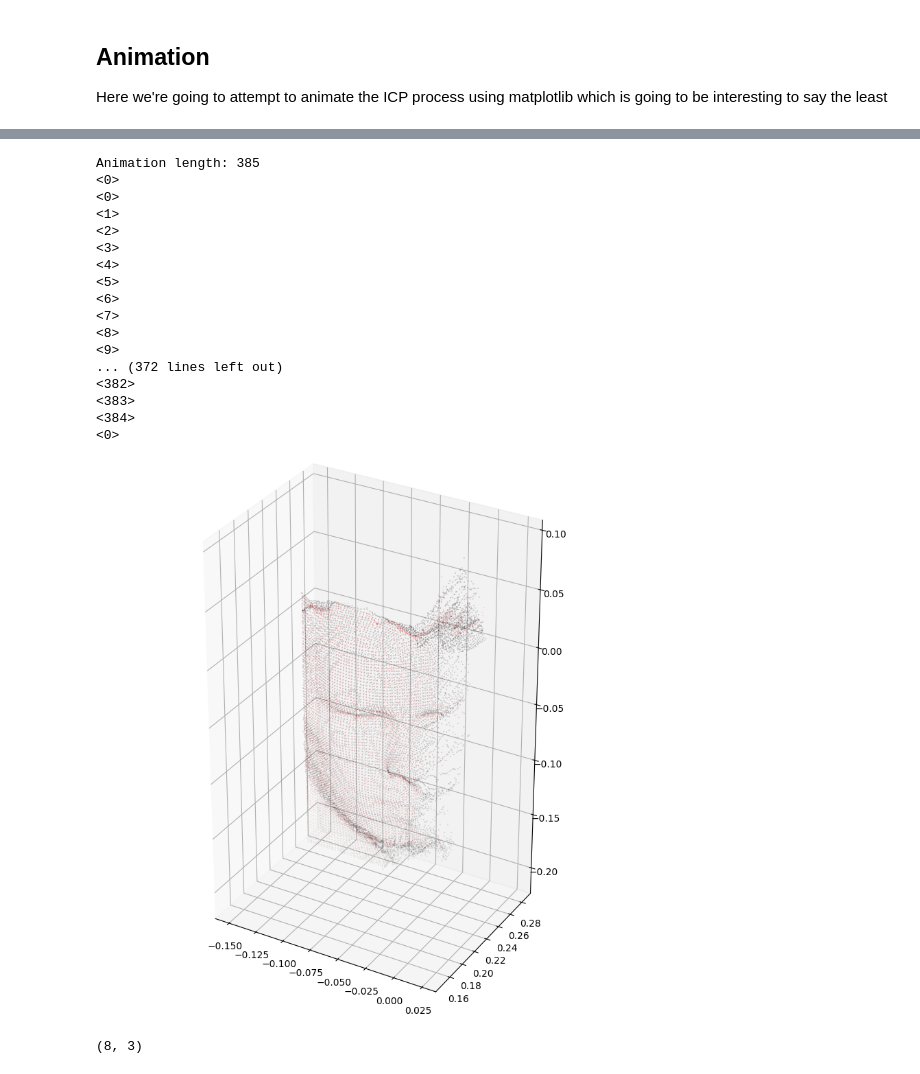
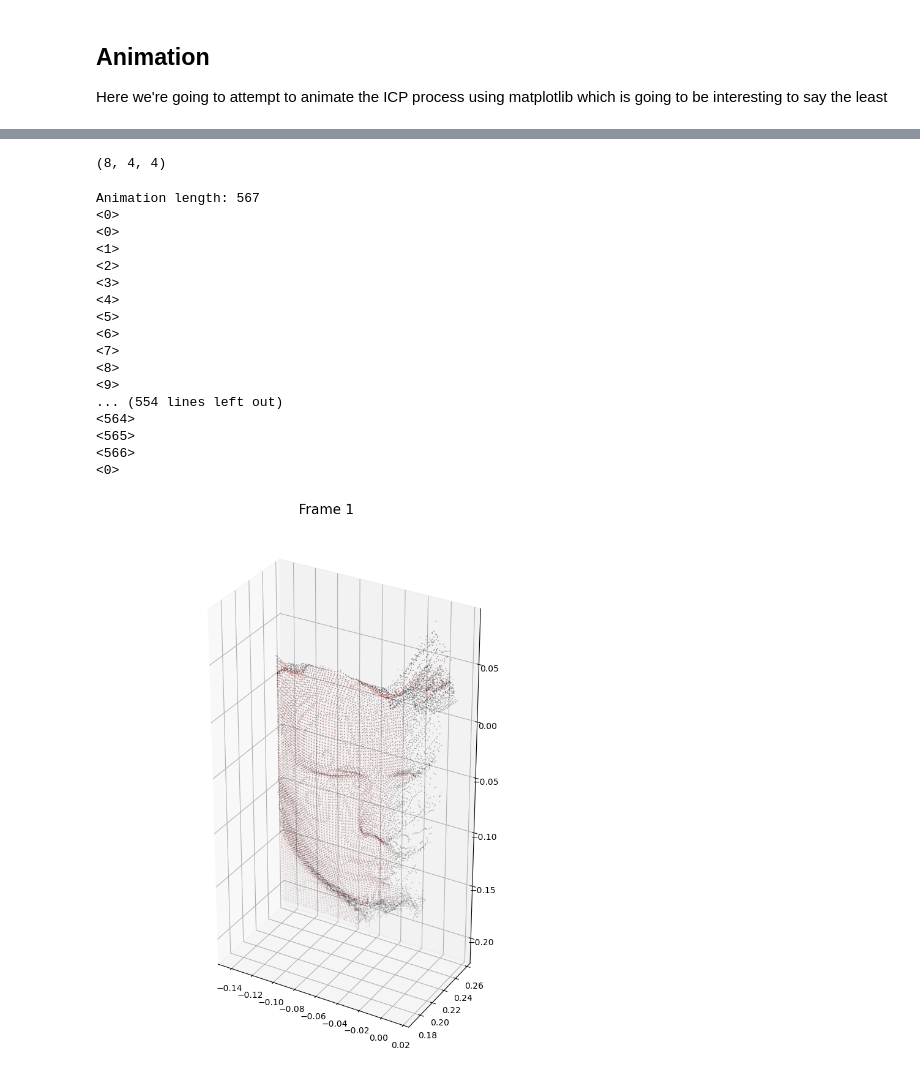
Before and after one commit to chris-polymetrix/ReconstructionAnalysis, a Jupyter notebook: icp_vis.ipynb, the cells around one changed output, grey strips where cells are left out. Cells and saved outputs as stored; diff of their text form; code cells hidden in the pictures.

```diff
--- a/icp_vis.ipynb
+++ b/icp_vis.ipynb
@@ -17,8 +24,15 @@ Grab the transform and point cloud data from the data folder in order to animate
 # %%
-# rust_path = Path("/Users/chrisvail/Desktop/icp/examples/output/transforms")
-rust_path = Path("/Users/chrisvail/Documents/CruxTest/matcher/examples/output/transforms")
-transform_root = Path("./data/transforms/")
-
-for f in sorted(rust_path.glob("*.json"), key=lambda x: int(x.stem[6:])):
+for f in sorted(rust_path_transform.glob("*.json"), key=lambda x: int(x.stem[6:])):
     shutil.copyfile(f, transform_root / f.name)
+params = []
+# %%
+if load_point_clouds:
+    for i,f in enumerate(sorted(rust_path_pc.glob("*.json"), key=lambda x: int(x.stem[6:]))):
+        with open(f, "r") as pc_file:
+            data = json.load(pc_file)
+
+            pos, normal = list(zip(*[(x["position"], x["normal"]) for x in data["pc"]]))
+            pos, normal = np.array(pos), np.array(normal)
+
+            np.save(pc_root / f"frame_{i:03d}", pos)
 # %%
@@ -167,11 +178,11 @@ animator = Animator(pcs[start], pcs[start + 1], transforms[start], fig, ax, plot
+# %%
+np.repeat(np.eye(4)[None], 8, axis=0).shape
+# %% [output]
+(8, 4, 4)
 # %%
 from copy import deepcopy
 fig = plt.figure(figsize=(15,10))
 ax = fig.add_subplot(1,1,1, projection="3d")
-
-
-def init():
-    return ()
 
 class FullAnimator:
     def __init__(self, pcs, transforms, fig, ax, plot_transform):
@@ -187,7 +198,7 @@ class FullAnimator:
         self.maxs = np.max(self.targets[-1], 0)
         self.ptp = (np.ptp(self.targets[-1][:,0]), np.ptp(self.targets[-1][:,1]), np.ptp(self.targets[-1][:,2]))
 
-    def __call__(self, i) -> tuple[Any]:
+    def __call__(self, i):
 
         start, transform_num = i // self.transform_len, i % self.transform_len
         transform = self.transforms[start][transform_num]
@@ -196,15 +207,16 @@ class FullAnimator:
 
         print(f"<{i}>")
 
-        ax.clear()
+        self.ax.clear()
         source = FullAnimator.down_sample(self.plot_transform@transform@source[...,None], 1E-3)
-        ax.scatter(source[:, 0], source[:, 1], source[:, 2], s=0.01, c="k")
+        self.ax.scatter(source[:, 0], source[:, 1], source[:, 2], s=0.03, c="k")
 
-        ax.scatter(target[:, 0], target[:, 1], target[:, 2], s=0.005, c="r")
-        ax.set_box_aspect(self.ptp)
-        ax.set_xlim(self.mins[0], self.maxs[0])
-        ax.set_ylim(self.mins[1], self.maxs[1])
-        ax.set_zlim(self.mins[2], self.maxs[2])
+        self.ax.scatter(target[:, 0], target[:, 1], target[:, 2], s=0.01, c="r")
+        self.ax.set_box_aspect(self.ptp)
+        self.ax.set_xlim(self.mins[0], self.maxs[0])
+        self.ax.set_ylim(self.mins[1], self.maxs[1])
+        self.ax.set_zlim(self.mins[2], self.maxs[2])
+        self.fig.suptitle(f"Frame {start + 1}", fontsize=16)
 
     def get_targets(self, samples_per_frame=2**14):
         targets = []
@@ -218,53 +230,44 @@ class FullAnimator:
                 target = np.concatenate((target, points), 0)
                 targets.append(target[:,:])
 
-
-
         return [FullAnimator.down_sample(t) for t in targets]
 
     def down_sample(t, voxel_size=2.5E-3):
         cloud = o3d.geometry.PointCloud()
         cloud.points = o3d.utility.Vector3dVector(t[:,:3])
         cloud = cloud.voxel_down_sample(2.5E-3)
         return np.asarray(cloud.points)
 
     def __len__(self):
         return (len(self.pcs) - 1)*self.transform_len
 
+transforms_eye = [np.repeat(np.eye(4)[None], 1, axis=0) for _ in transforms]
 
-# print(transforms[0].shape, transforms[4].shape, plot_transform.shape)
 # animator = FullAnimator(pcs, transforms[:], fig, ax, plot_transform)
 # animator = FullAnimator(pcs, [x[40:] for x in transforms], fig, ax, plot_transform)
-animator = FullAnimator(pcs, [x[::4] for x in transforms], fig, ax, plot_transform)
+# animator = FullAnimator(pcs, transforms_eye, fig, ax, plot_transform)
+animator = FullAnimator(pcs, [x[::2] for x in transforms], fig, ax, plot_transform)
 print(f"Animation length: {len(animator)}")
 
 anim = animation.FuncAnimation(animator.fig, animator, len(animator))
 
 anim.save(Path(f"./videos/icp_test_{time.strftime('%Y_%m_%d-%H_%M_%S')}.mp4"), fps=20)
 # %% [output]
-Animation length: 385
+Animation length: 567
 <0>
 <0>
 <1>
 <2>
 <3>
 <4>
 <5>
 <6>
 <7>
 <8>
 <9>
-... (372 lines left out)
-<382>
-<383>
-<384>
+... (554 lines left out)
+<564>
+<565>
+<566>
 <0>
-[figure, old version]
+[figure, new version]
-# %%
-a = o3d.geometry.PointCloud()
-p = np.random.randn(8,3)
-a.points = o3d.utility.Vector3dVector(p)
-b = a.voxel_down_sample(2.5E-3)
-np.asarray(b.points).shape
-# %% [output]
-(8, 3)
```
Also changed, not shown: parts of 6 cells of this notebook.
